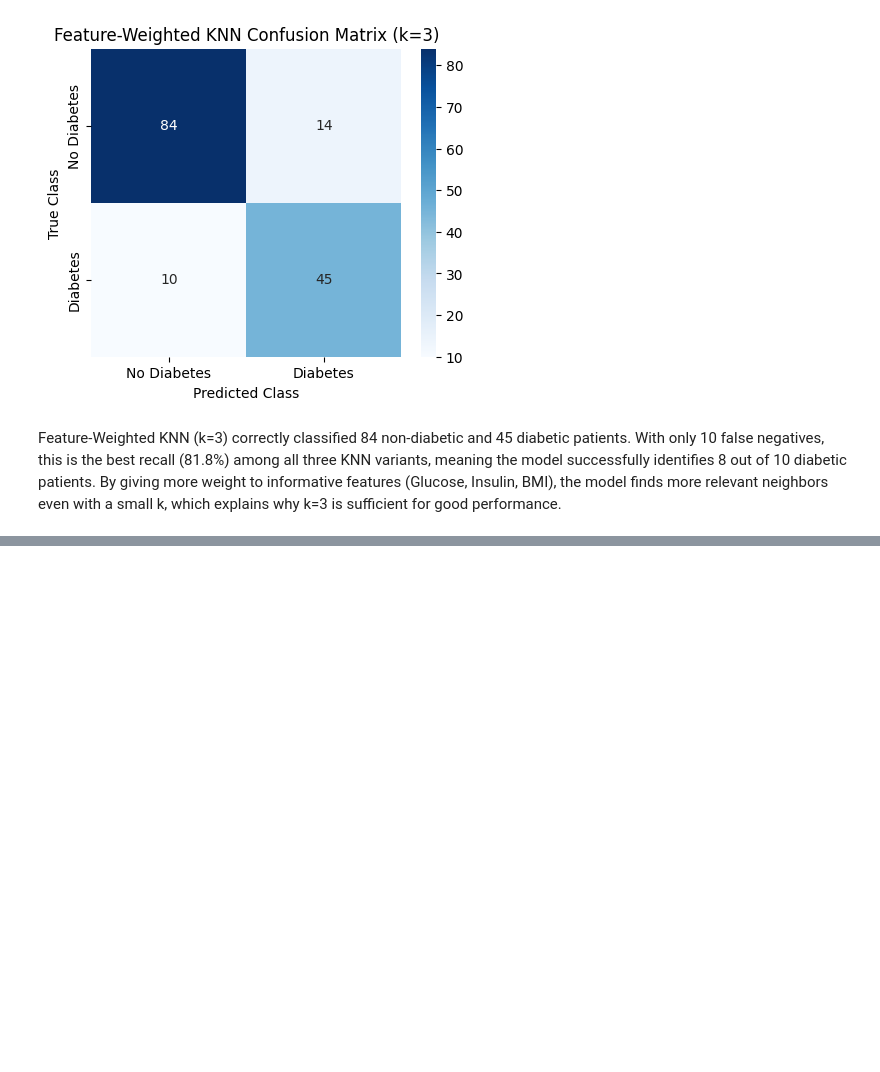
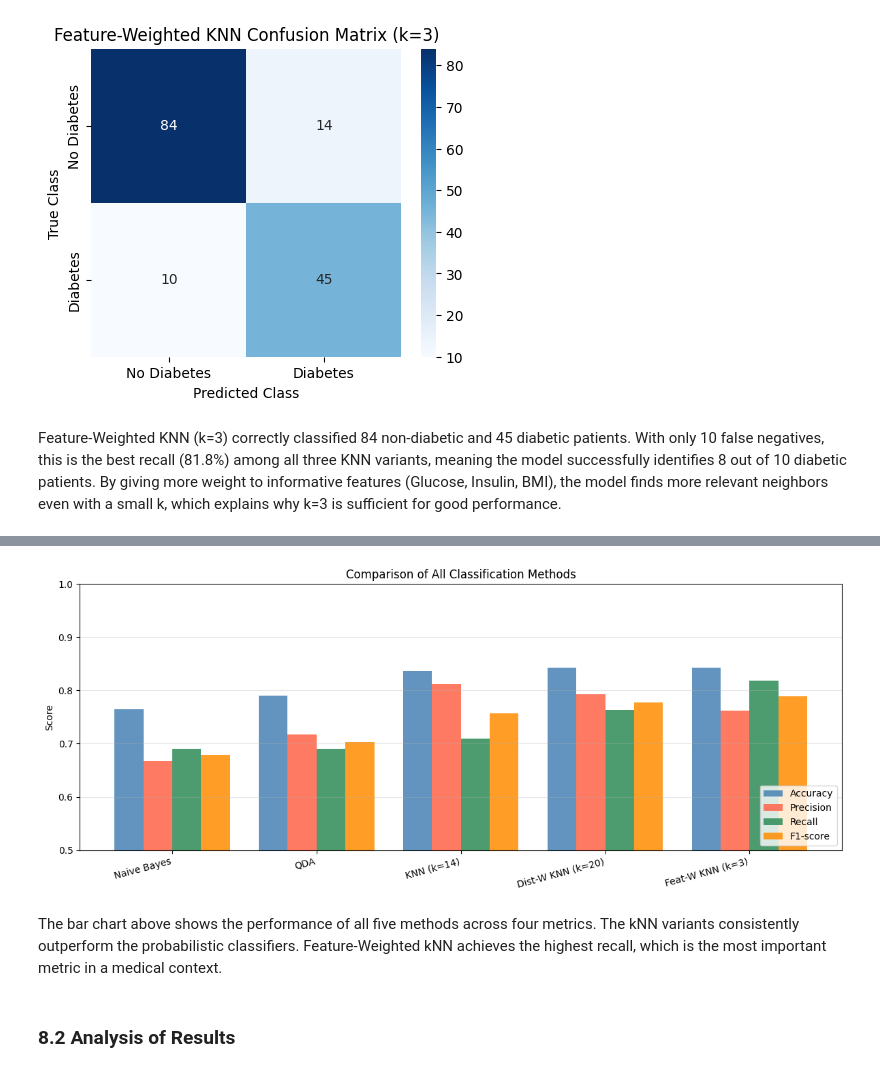
Before and after one commit to maksimovicd501-wq/Dijabetes, a Jupyter notebook: Diabetes.ipynb, the cells around one changed output, grey strips where cells are left out. Drawn from its saved outputs; the diff is of its cells as text; code cells hidden in the pictures; blank space fills up the shorter version.

Commit message:
Results, Analysis, and Conclusions

```diff
--- a/Diabetes.ipynb
+++ b/Diabetes.ipynb
@@ -1437,0 +1451,12 @@ k=3 is sufficient for good performance.
+# %%
+# All results from previous sections
+results = {
+    'Method':    ['Naive Bayes', 'QDA', 'KNN (k=14)', 'Dist-W KNN (k=20)', 'Feat-W KNN (k=3)'],
+    'Accuracy':  [0.7647, 0.7908, 0.8366, 0.8431, 0.8431],
+    'Precision': [0.6667, 0.7170, 0.8125, 0.7925, 0.7627],
+    'Recall':    [0.6909, 0.6909, 0.7091, 0.7636, 0.8182],
+    'F1-score':  [0.6786, 0.7037, 0.7573, 0.7778, 0.7895]
+}
+
+df_results = pd.DataFrame(results).set_index('Method')
+df_results.round(4)
@@ -1437,0 +1471,28 @@ k=3 is sufficient for good performance.
+# %%
+# Bar chart comparison
+metrics = ['Accuracy', 'Precision', 'Recall', 'F1-score']
+methods = results['Method']
+x = np.arange(len(methods))
+width = 0.2
+colors = ['steelblue', 'tomato', 'seagreen', 'darkorange']
+
+fig, ax = plt.subplots(figsize=(12, 5))
+for i, (metric, color) in enumerate(zip(metrics, colors)):
+    ax.bar(x + i * width, df_results[metric], width, label=metric, color=color, alpha=0.85)
+
+ax.set_xticks(x + width * 1.5)
+ax.set_xticklabels(methods, rotation=15, ha='right')
+ax.set_ylabel('Score')
+ax.set_ylim(0.5, 1.0)
+ax.set_title('Comparison of All Classification Methods')
+ax.legend(loc='lower right')
+ax.grid(True, alpha=0.3, axis='y')
+plt.tight_layout()
+plt.savefig('comparison_chart.png', dpi=150, bbox_inches='tight')
+plt.show()
+# %% [output]
+[figure, added]
+# %% [markdown]
+The bar chart above shows the performance of all five methods across four metrics. The kNN variants consistently outperform the probabilistic classifiers. Feature-Weighted kNN achieves the highest recall, which is the most important metric in a medical context.
+# %% [markdown]
+### 8.2 Analysis of Results
```
Also changed, not shown: parts of 25 cells of this notebook.
